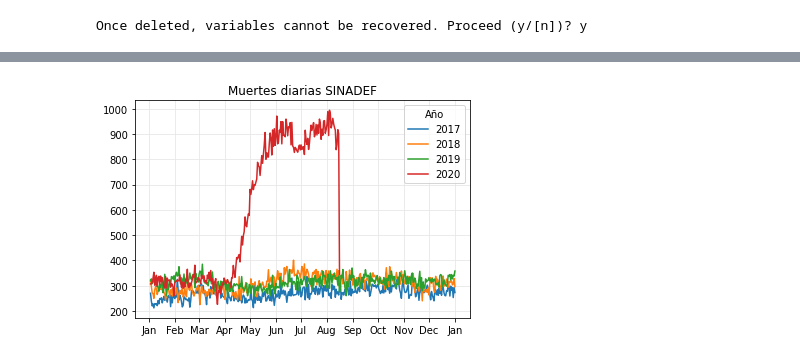
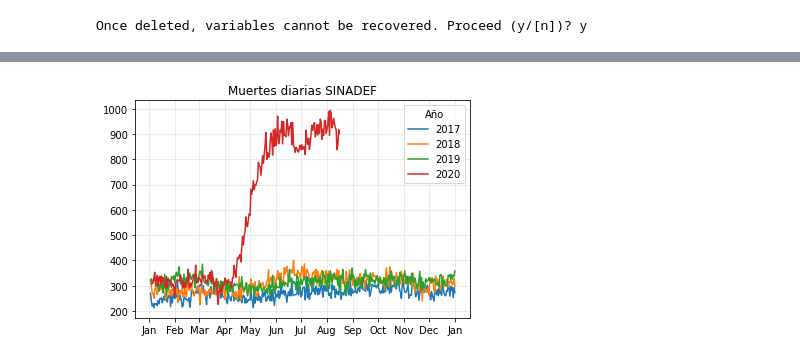
Before and after one commit to JimboRK9/Covid-19, a Jupyter notebook: Sinadef_Pais_Peru_Final.ipynb, the cells around one changed output, grey strips where cells are left out. Cells and saved outputs as stored; diff of their text form; code cells hidden in the pictures.

Commit message:
Ultimo dato corregido. Enviado a Slack.

```diff
--- a/Sinadef_Pais_Peru_Final.ipynb
+++ b/Sinadef_Pais_Peru_Final.ipynb
@@ -49,32 +49,37 @@ fmt = mdates.DateFormatter('%b')
 
 a2017_temporal=muertes_2017[::-1]
 a2018_temporal=muertes_2018[::-1]
 a2019_temporal=muertes_2019[::-1]
 a2020_temporal=muertes_2020[::-1]
 
+#Reshape del vector para quitar el ultimo valor. Siempre el dato del sinadef esta mal.
+numero_dias_ignorados=int(1) #Si es 1 ignora el ultimo dia, si 2, ignora los dos ultimos.
+a2020_temporal=a2020_temporal[numero_dias_ignorados:len(a2020_temporal)]
+
+
 #Ajuste para cantidad de elementos de 2020. Cambiar en 2021
 a=int(365-len(muertes_2020))
-date_list_2020 = [base - datetime.timedelta(days=x) for x in range(a+0,  a+len(muertes_2020))]
+date_list_2020 = [base - datetime.timedelta(days=x) for x in range(a+0, -numero_dias_ignorados+a+len(muertes_2020))]
 
 plt.plot(date_list,     a2017_temporal,label='2017')
 plt.plot(date_list,     a2018_temporal,label='2018')
 plt.plot(date_list,     a2019_temporal,label='2019')
 plt.plot(date_list_2020,a2020_temporal,label='2020')
 X = plt.gca().xaxis
 X.set_major_locator(locator)
 
 # Specify formatter
 X.set_major_formatter(fmt)
 
 plt.grid(axis='both', color='0.9')
 plt.legend(title='Año')
 plt.title('Muertes diarias SINADEF')
 
 plt.savefig("Sinadef_SinFiltro_Peru.png")
 files.download("Sinadef_SinFiltro_Peru.png")
 
 plt.show()
 # %% [output]
 [interactive output not drawn]
 [interactive output not drawn]
-[figure, old version]
+[figure, new version]
```
